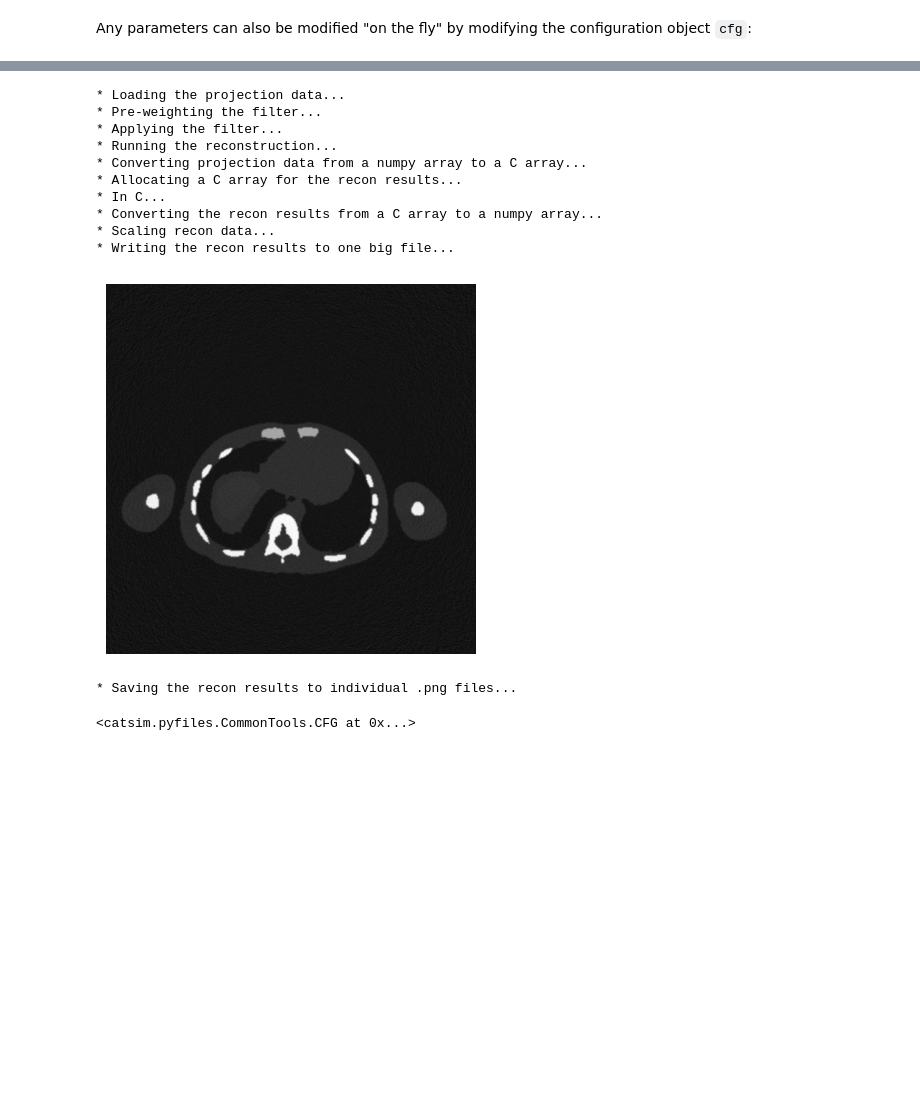
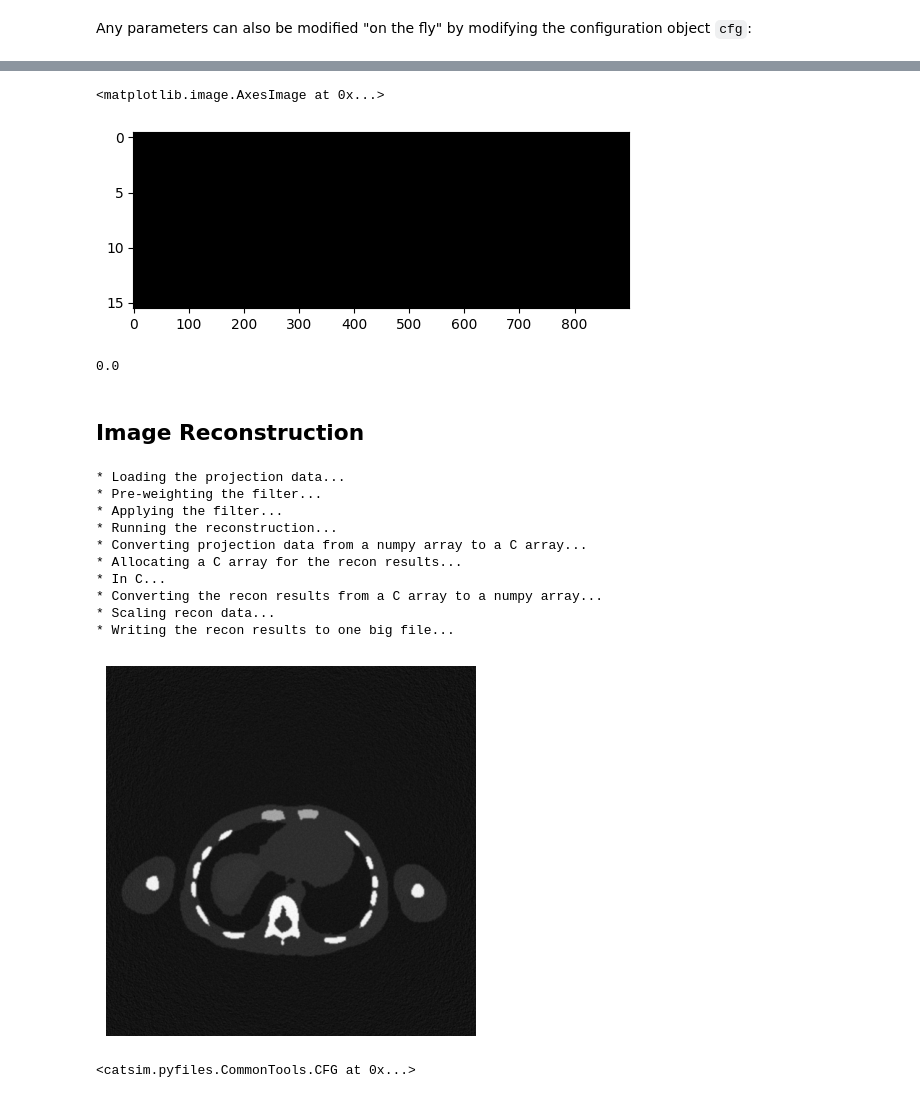
Before and after one commit to bnel1201/XCIST_demo, a Jupyter notebook: opensource_peds_demo.ipynb, the cells around one changed output, grey strips where cells are left out. Saved outputs shown, nothing was run; the diff lists cells and outputs as text; code cells hidden in the pictures; blank space fills up the shorter version.

```diff
--- a/opensource_peds_demo.ipynb
+++ b/opensource_peds_demo.ipynb
@@ -439,3 +493,15 @@ plt.imshow(prep)
+# %%
+offset = xc.rawread(ct.resultsName+'.offset', [ct.scanner.detectorRowCount, ct.scanner.detectorColCount], 'float')
+plt.imshow(offset, cmap='gray', aspect=20)
+# %% [output]
+<matplotlib.image.AxesImage at 0x...>
+[figure, added]
+# %%
+offset.max()
+# %% [output]
+0.0
+# %% [markdown]
+## Image Reconstruction
 # %%
 import reconstruction.pyfiles.recon as recon
 # %%
@@ -443,6 +511,5 @@ ct.cfg.recon.displayImagePictures = True
 # %%
-ct.cfg.waitForKeypress=False
-ct.cfg.do_Recon = True
+
 ct.cfg.recon.fov = 250
 recon.recon(ct.cfg)
 # %% [output]
@@ -457,5 +524,4 @@ recon.recon(ct.cfg)
 * Scaling recon data...
 * Writing the recon results to one big file...
 [figure]
-* Saving the recon results to individual .png files...
+<catsim.pyfiles.CommonTools.CFG at 0x...>
-<catsim.pyfiles.CommonTools.CFG at 0x...>
```
Also changed, not shown: parts of 16 cells of this notebook.
